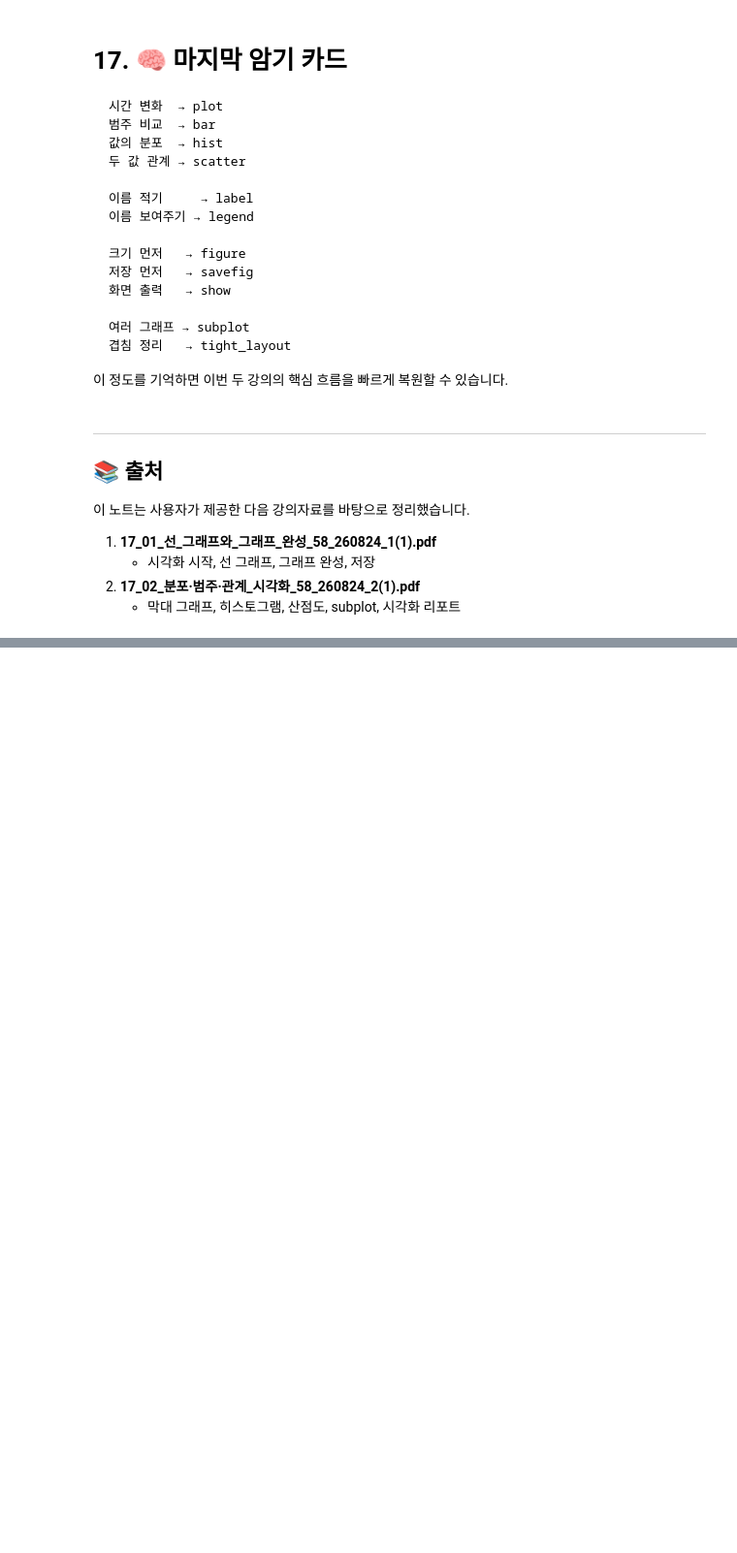
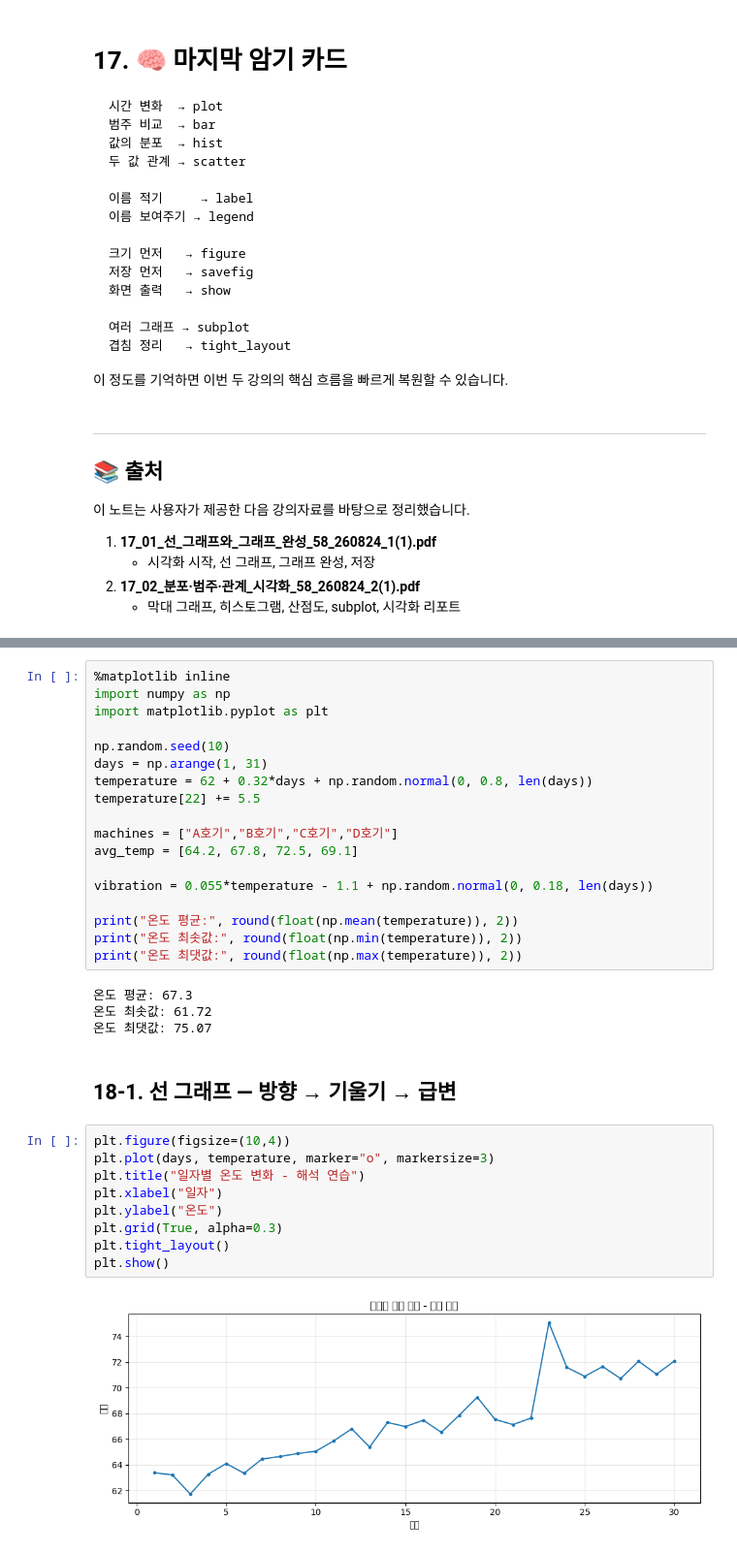
Before and after one commit to cdjung515sj-coder/KNA-Data-analysis-1st, a Jupyter notebook: 4. Summary/08_matplotlib/01_Matplotlib.ipynb, the cells around one changed output, grey strips where cells are left out. Shown at 97% size. Cells and saved outputs as stored; diff of their text form; blank space fills up the shorter version.

```diff
--- a/4. Summary/08_matplotlib/01_Matplotlib.ipynb
+++ b/4. Summary/08_matplotlib/01_Matplotlib.ipynb
@@ -757,0 +817,35 @@ b_temp = [61, 63, 66, 68, 70]
+# %%
+%matplotlib inline
+import numpy as np
+import matplotlib.pyplot as plt
+
+np.random.seed(10)
+days = np.arange(1, 31)
+temperature = 62 + 0.32*days + np.random.normal(0, 0.8, len(days))
+temperature[22] += 5.5
+
+machines = ["A호기","B호기","C호기","D호기"]
+avg_temp = [64.2, 67.8, 72.5, 69.1]
+
+vibration = 0.055*temperature - 1.1 + np.random.normal(0, 0.18, len(days))
+
+print("온도 평균:", round(float(np.mean(temperature)), 2))
+print("온도 최솟값:", round(float(np.min(temperature)), 2))
+print("온도 최댓값:", round(float(np.max(temperature)), 2))
+# %% [output]
+온도 평균: 67.3
+온도 최솟값: 61.72
+온도 최댓값: 75.07
+# %% [markdown]
+## 18-1. 선 그래프 — 방향 → 기울기 → 급변
+# %%
+plt.figure(figsize=(10,4))
+plt.plot(days, temperature, marker="o", markersize=3)
+plt.title("일자별 온도 변화 - 해석 연습")
+plt.xlabel("일자")
+plt.ylabel("온도")
+plt.grid(True, alpha=0.3)
+plt.tight_layout()
+plt.show()
+# %% [output]
+[figure, added]
```
Also changed, not shown: parts of 16 cells of this notebook, 2 other files.
